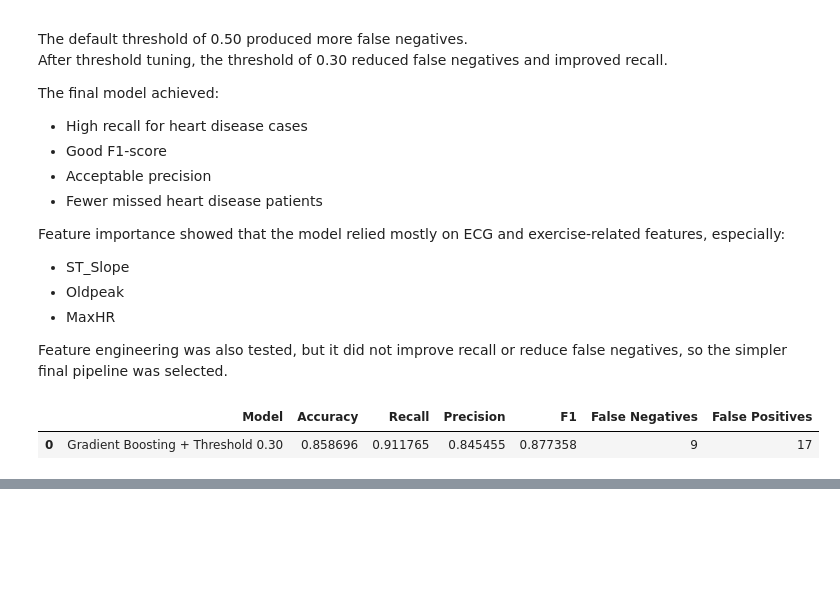
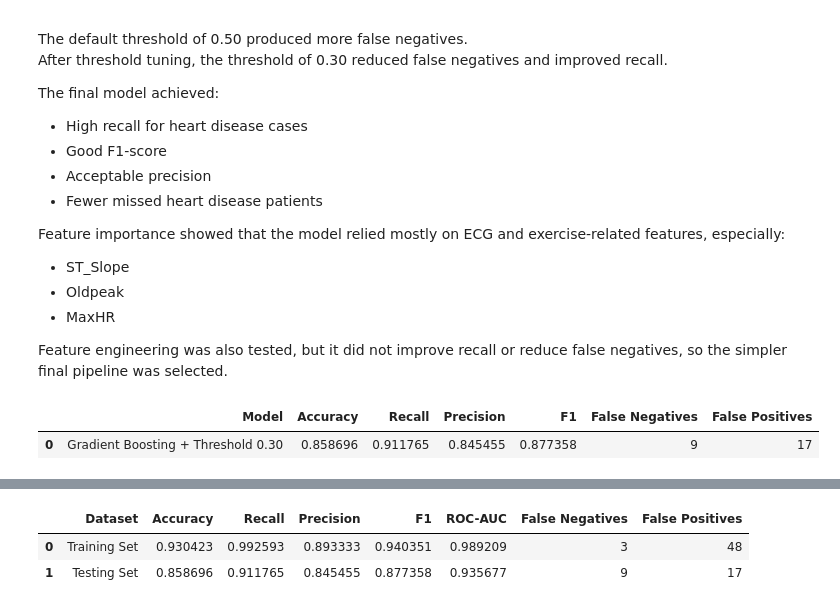
Before and after one commit to raghadnedal/heart-disease-prediction-tuning, a Jupyter notebook: heart_disease_tuning.ipynb, the cells around one changed output, grey strips where cells are left out. Saved outputs shown, nothing was run; the diff lists cells and outputs as text; code cells hidden in the pictures; blank space fills up the shorter version.

```diff
--- a/heart_disease_tuning.ipynb
+++ b/heart_disease_tuning.ipynb
@@ -1094,0 +1100,64 @@ final_results
+# %%
+gb_pipeline.fit(X_train, y_train)
+
+y_proba_train = gb_pipeline.predict_proba(X_train)[:, 1]
+y_proba_test = gb_pipeline.predict_proba(X_test)[:, 1]
+
+selected_threshold = 0.30
+
+y_pred_train = (y_proba_train >= selected_threshold).astype(int)
+y_pred_test = (y_proba_test >= selected_threshold).astype(int)
+
+
+accuracy_train = accuracy_score(y_train, y_pred_train)
+recall_train = recall_score(y_train, y_pred_train)
+precision_train = precision_score(y_train, y_pred_train)
+f1_train = f1_score(y_train, y_pred_train)
+roc_auc_train = roc_auc_score(y_train, y_proba_train)
+
+tn_train, fp_train, fn_train, tp_train = confusion_matrix(
+    y_train,
+    y_pred_train
+).ravel()
+
+
+accuracy_test = accuracy_score(y_test, y_pred_test)
+recall_test = recall_score(y_test, y_pred_test)
+precision_test = precision_score(y_test, y_pred_test)
+f1_test = f1_score(y_test, y_pred_test)
+roc_auc_test = roc_auc_score(y_test, y_proba_test)
+
+tn_test, fp_test, fn_test, tp_test = confusion_matrix(
+    y_test,
+    y_pred_test
+).ravel()
+
+
+fit_analysis = pd.DataFrame([
+    {
+        "Dataset": "Training Set",
+        "Accuracy": accuracy_train,
+        "Recall": recall_train,
+        "Precision": precision_train,
+        "F1": f1_train,
+        "ROC-AUC": roc_auc_train,
+        "False Negatives": fn_train,
+        "False Positives": fp_train
+    },
+    {
+        "Dataset": "Testing Set",
+        "Accuracy": accuracy_test,
+        "Recall": recall_test,
+        "Precision": precision_test,
+        "F1": f1_test,
+        "ROC-AUC": roc_auc_test,
+        "False Negatives": fn_test,
+        "False Positives": fp_test
+    }
+])
+
+fit_analysis
+# %% [output]
+|  | Dataset | Accuracy | Recall | Precision | F1 | ROC-AUC | False Negatives | False Positives |
+| 0 | Training Set | 0.930423 | 0.992593 | 0.893333 | 0.940351 | 0.989209 | 3 | 48 |
+| 1 | Testing Set | 0.858696 | 0.911765 | 0.845455 | 0.877358 | 0.935677 | 9 | 17 |
```
Also changed, not shown: parts of 27 cells of this notebook.
